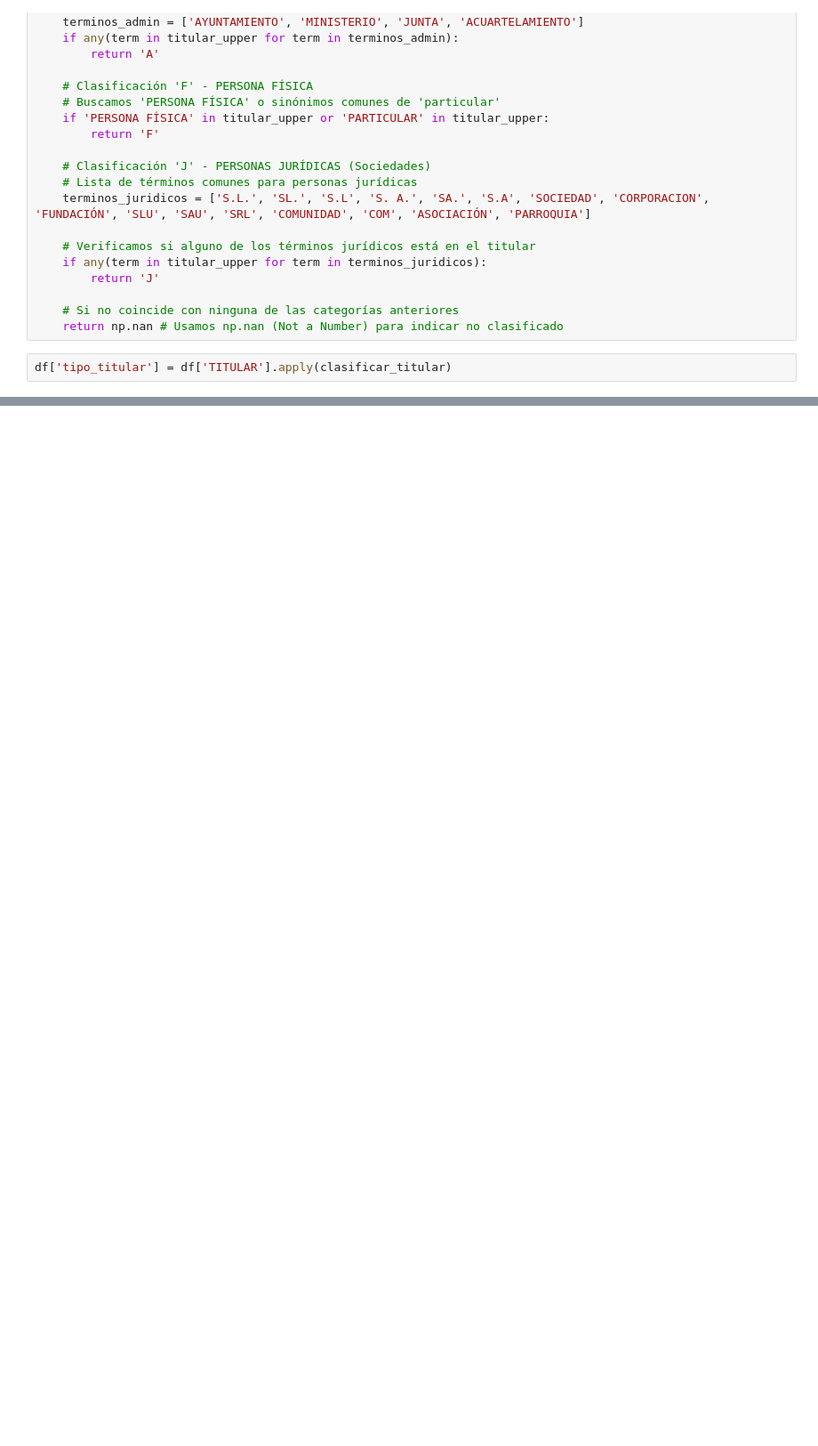
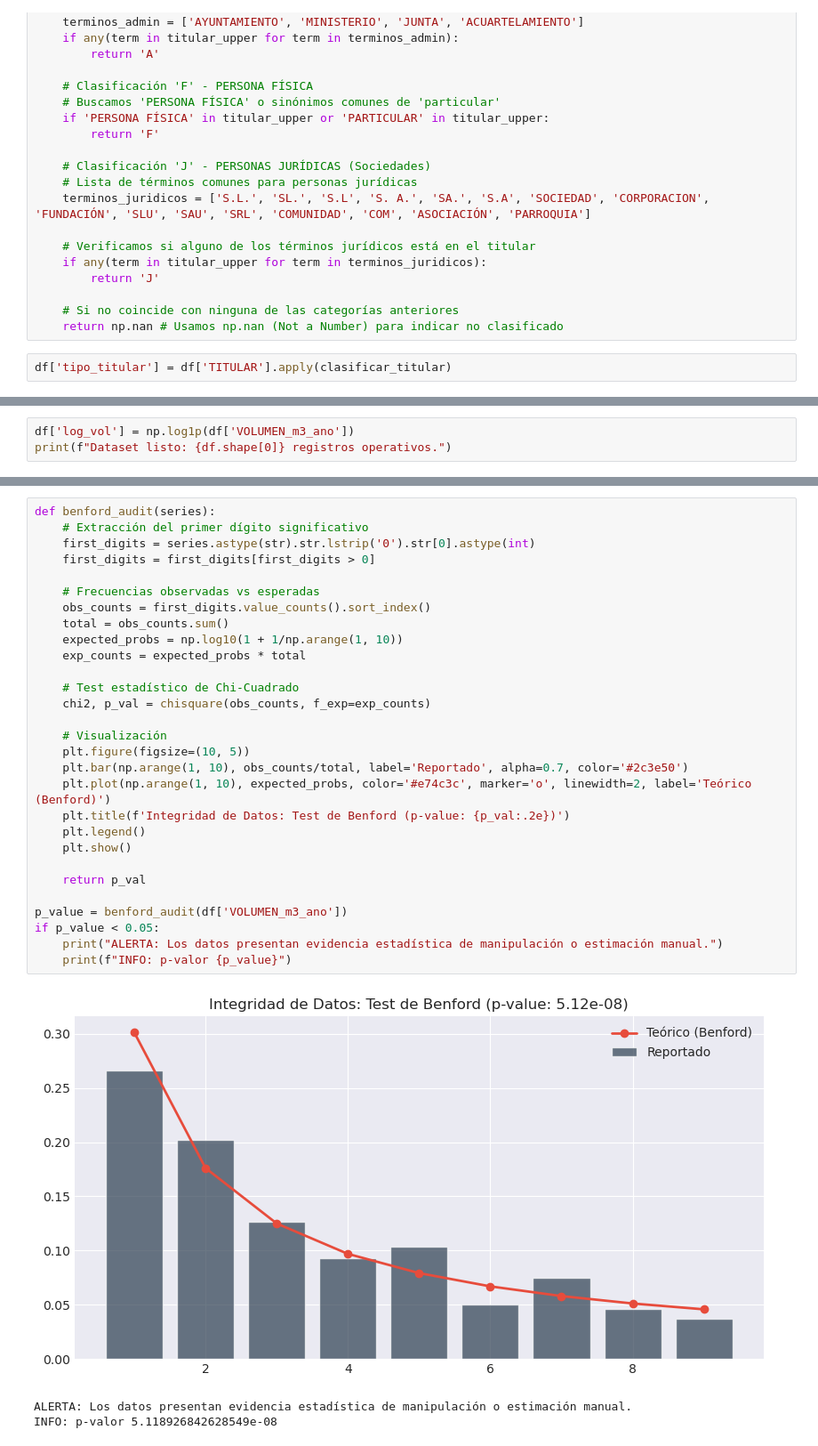
Before and after one commit to theDuoXu/Project-Stalker, a Jupyter notebook: notebooks/Análisis del Censo de autorizados a verter.ipynb, the cells around one changed output, grey strips where cells are left out. Shown at 89% size. Saved outputs shown, nothing was run; the diff lists cells and outputs as text; blank space fills up the shorter version.

```diff
--- a/notebooks/Análisis del Censo de autorizados a verter.ipynb
+++ b/notebooks/Análisis del Censo de autorizados a verter.ipynb
@@ -147,0 +417,3 @@ df[df['tipo_titular'].isnull()]
+# %%
+df['log_vol'] = np.log1p(df['VOLUMEN_m3_ano'])
+print(f"Dataset listo: {df.shape[0]} registros operativos.")
@@ -147,0 +426,33 @@ df[df['tipo_titular'].isnull()]
+# %%
+def benford_audit(series):
+    # Extracción del primer dígito significativo
+    first_digits = series.astype(str).str.lstrip('0').str[0].astype(int)
+    first_digits = first_digits[first_digits > 0]
+
+    # Frecuencias observadas vs esperadas
+    obs_counts = first_digits.value_counts().sort_index()
+    total = obs_counts.sum()
+    expected_probs = np.log10(1 + 1/np.arange(1, 10))
+    exp_counts = expected_probs * total
+
+    # Test estadístico de Chi-Cuadrado
+    chi2, p_val = chisquare(obs_counts, f_exp=exp_counts)
+
+    # Visualización
+    plt.figure(figsize=(10, 5))
+    plt.bar(np.arange(1, 10), obs_counts/total, label='Reportado', alpha=0.7, color='#2c3e50')
+    plt.plot(np.arange(1, 10), expected_probs, color='#e74c3c', marker='o', linewidth=2, label='Teórico (Benford)')
+    plt.title(f'Integridad de Datos: Test de Benford (p-value: {p_val:.2e})')
+    plt.legend()
+    plt.show()
+
+    return p_val
+
+p_value = benford_audit(df['VOLUMEN_m3_ano'])
+if p_value < 0.05:
+    print("ALERTA: Los datos presentan evidencia estadística de manipulación o estimación manual.")
+    print(f"INFO: p-valor {p_value}")
+# %% [output]
+[figure, added]
+ALERTA: Los datos presentan evidencia estadística de manipulación o estimación manual.
+INFO: p-valor 5.118926842628549e-08
```
Also changed, not shown: parts of 58 cells of this notebook, 1 other file.
